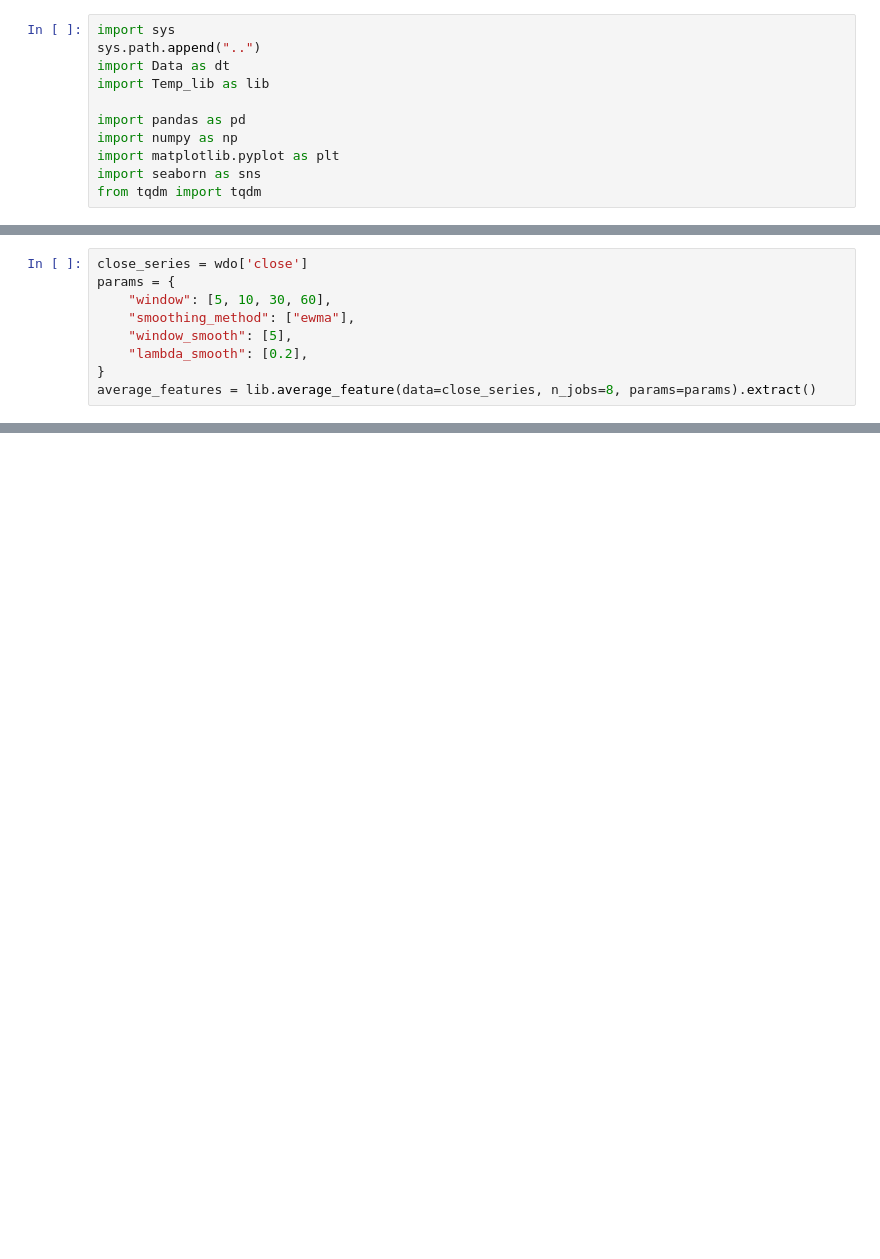
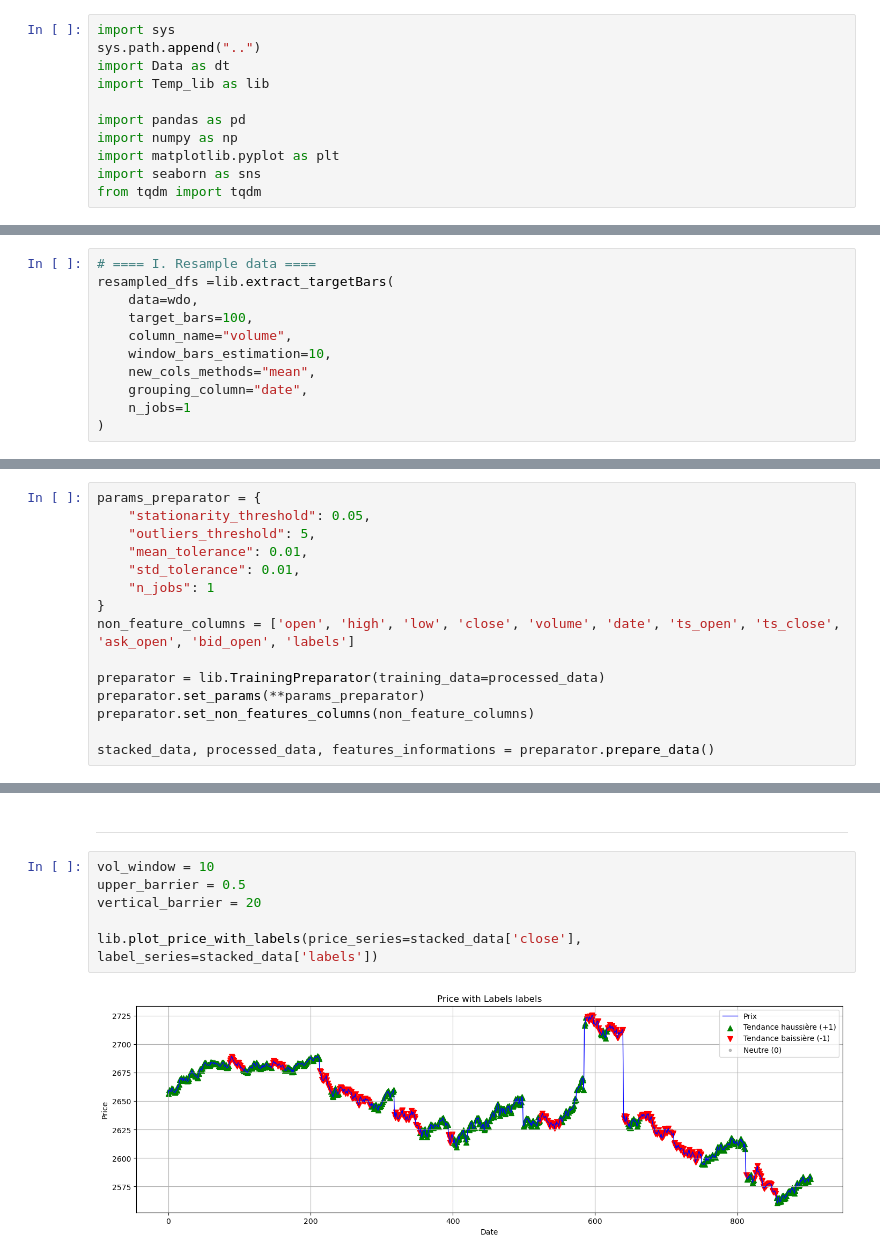
Before and after one commit to Cheval-Paresseux/ChevalParesseux-lib, a Jupyter notebook: notebooks/Tests.ipynb, the cells around one changed output, grey strips where cells are left out. Cells and saved outputs as stored; diff of their text form; blank space fills up the shorter version.

```diff
--- a/notebooks/Tests.ipynb
+++ b/notebooks/Tests.ipynb
@@ -21,9 +20,0 @@ wdo.drop(columns=["Unnamed: 0"], inplace=True)
-# %%
-close_series = wdo['close']
-params = {
-    "window": [5, 10, 30, 60],
-    "smoothing_method": ["ewma"],
-    "window_smooth": [5],
-    "lambda_smooth": [0.2],
-}
-average_features = lib.average_feature(data=close_series, n_jobs=8, params=params).extract()
@@ -156,0 +23,11 @@ print("Maximum number of concurrent events:", result)
+# %%
+# ==== I. Resample data ====
+resampled_dfs =lib.extract_targetBars(
+    data=wdo,
+    target_bars=100,
+    column_name="volume",
+    window_bars_estimation=10,
+    new_cols_methods="mean",
+    grouping_column="date",
+    n_jobs=1
+)
@@ -156,0 +65,15 @@ print("Maximum number of concurrent events:", result)
+# %%
+params_preparator = {
+    "stationarity_threshold": 0.05,
+    "outliers_threshold": 5,
+    "mean_tolerance": 0.01,
+    "std_tolerance": 0.01,
+    "n_jobs": 1
+}
+non_feature_columns = ['open', 'high', 'low', 'close', 'volume', 'date', 'ts_open', 'ts_close', 'ask_open', 'bid_open', 'labels']
+
+preparator = lib.TrainingPreparator(training_data=processed_data)
+preparator.set_params(**params_preparator)
+preparator.set_non_features_columns(non_feature_columns)
+
+stacked_data, processed_data, features_informations = preparator.prepare_data()
@@ -156,0 +96,10 @@ print("Maximum number of concurrent events:", result)
+# %% [markdown]
+---
+# %%
+vol_window = 10
+upper_barrier = 0.5
+vertical_barrier = 20
+
+lib.plot_price_with_labels(price_series=stacked_data['close'], label_series=stacked_data['labels'])
+# %% [output]
+[figure, added]
```
Also changed, not shown: parts of 14 cells of this notebook, 9 other files.
